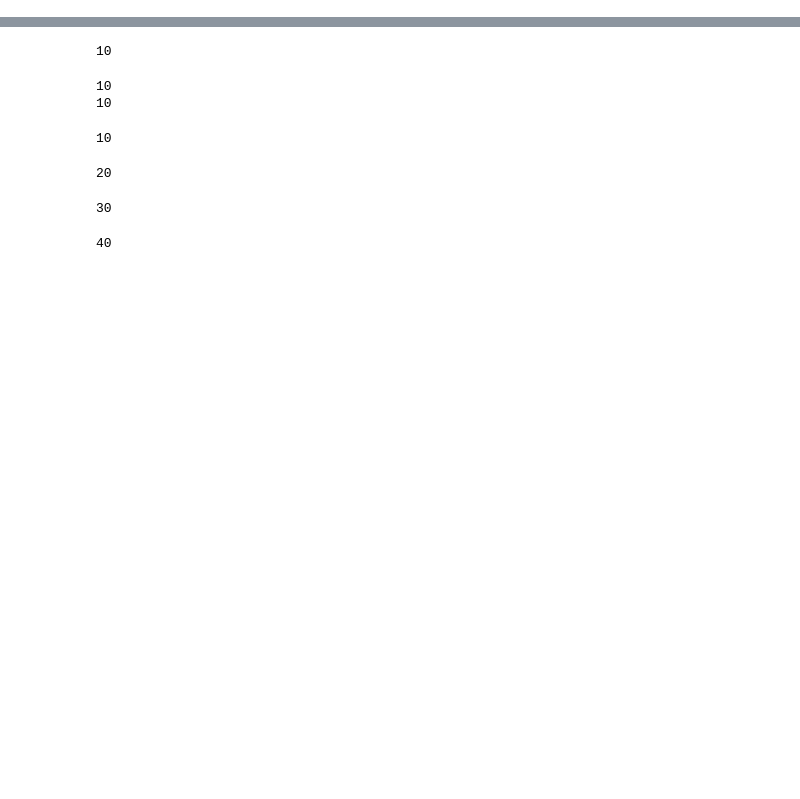
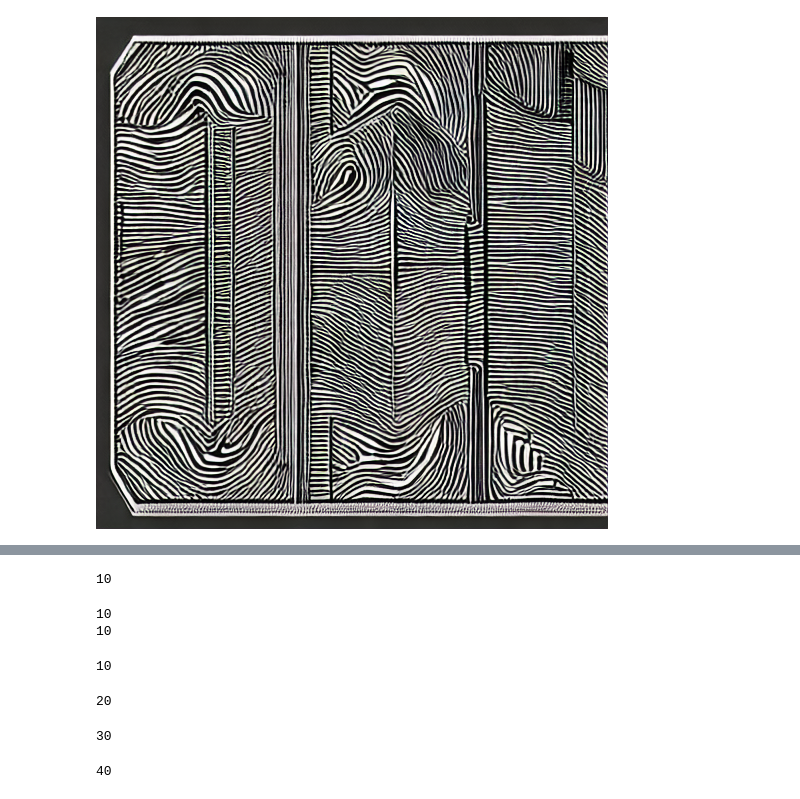
Before and after one commit to alecsharpie/game_asset_creation, a Jupyter notebook: notebooks/create_embedded_image_assets.ipynb, the cells around one changed output, grey strips where cells are left out. Cells and saved outputs as stored; diff of their text form; code cells hidden in the pictures; blank space fills up the shorter version.

Commit message:
add colour conv, parse simulacra data

```diff
--- a/notebooks/create_embedded_image_assets.ipynb
+++ b/notebooks/create_embedded_image_assets.ipynb
@@ -29,0 +111,4 @@ def clip_encode_image(pil_img):
+# %%
+Image.open('../raw_data/sac-000000/25308_2.png')
+# %% [output]
+[figure, added]
```
Also changed, not shown: parts of 26 cells of this notebook.
